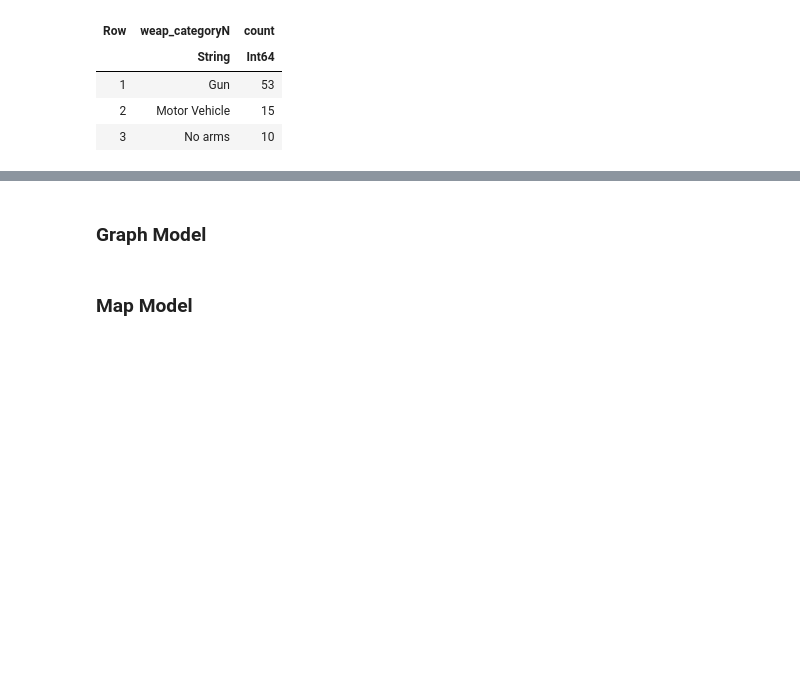
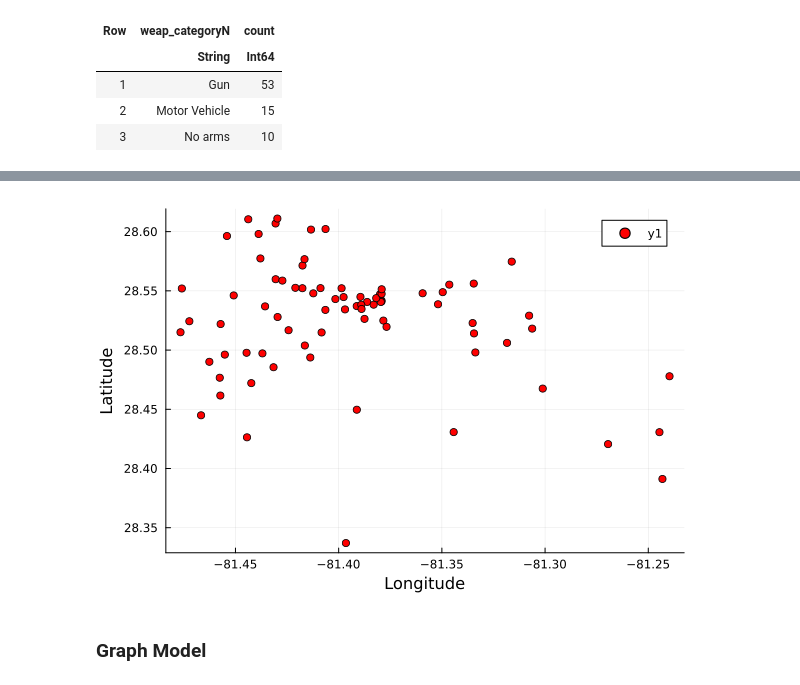
Before and after one commit to MorandR/CatchingCooks, a Jupyter notebook: CatchingCrooks.ipynb, the cells around one changed output, grey strips where cells are left out. Drawn from its saved outputs; the diff is of its cells as text; code cells hidden in the pictures; blank space fills up the shorter version.

```diff
--- a/CatchingCrooks.ipynb
+++ b/CatchingCrooks.ipynb
@@ -263,4 +374,22 @@ PlotlyJS.plot(susp_weap_catN_cnt, x=:weap_categoryN, y=:count, kind="bar")
+# %%
+# location
+
+Plots.plot(location,
+            proj=:merc,  # Mercator projection
+
+            aspect=:equal,
+
+            xlabel="Longitude",
+
+ylabel="Latitude",
+
+color=:red,
+
+mkrsize=5,
+seriestype=:scatter
+
+)
+# %% [output]
+[figure, added]
 # %% [markdown]
 ### Graph Model
-# %% [markdown]
-### Map Model
```
Also changed, not shown: parts of 17 cells of this notebook.
